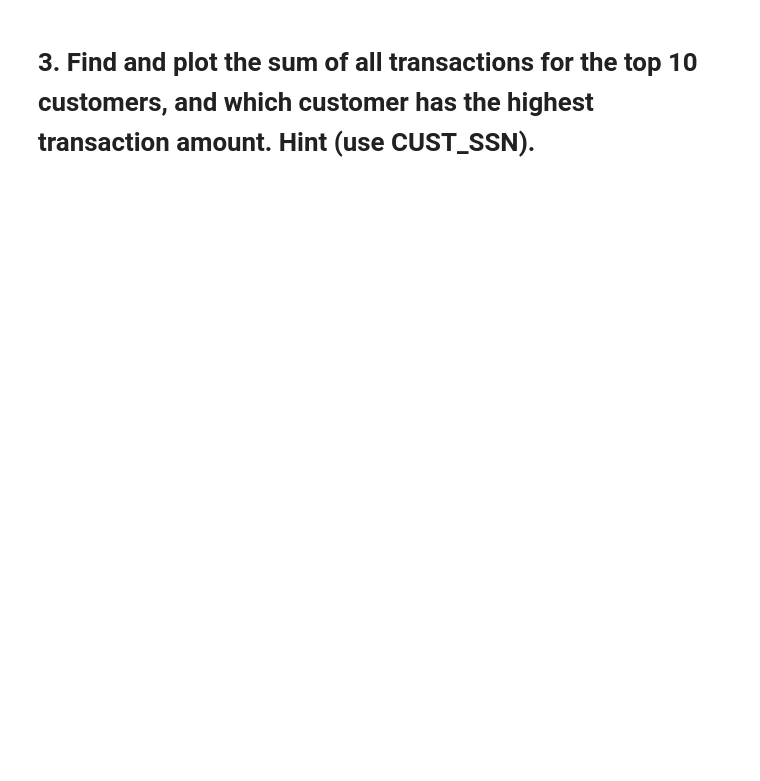
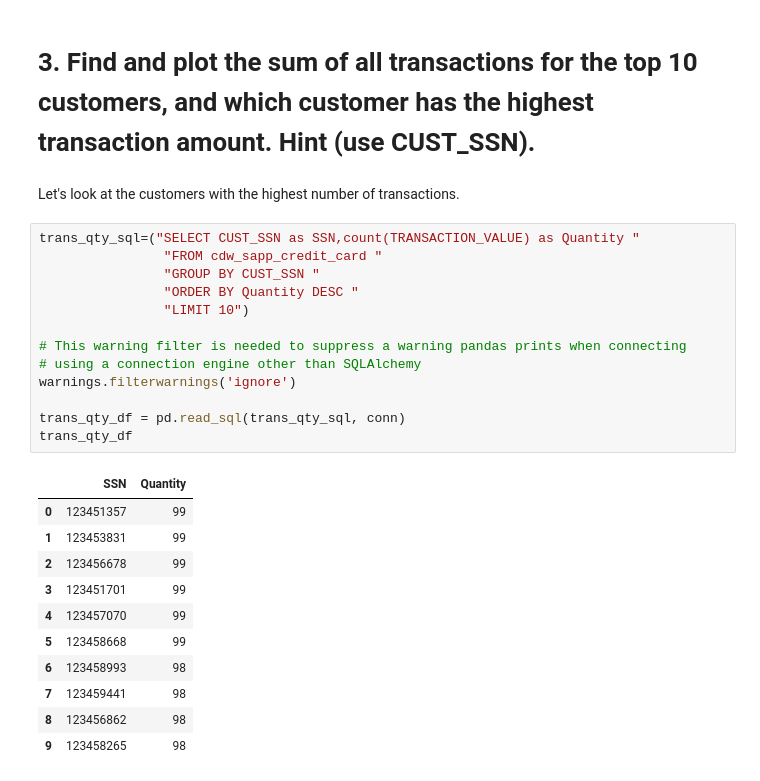
Before and after one commit to philpartyka/Data-Engineering-Capstone-Project, a Jupyter notebook: 3_Visualizations.ipynb, the cells around one changed output. Cells and saved outputs as stored; diff of their text form; blank space fills up the shorter version.

```diff
--- a/3_Visualizations.ipynb
+++ b/3_Visualizations.ipynb
@@ -275,3 +275,30 @@ us_map
 [interactive output not drawn]
 # %% [markdown]
 # 3. Find and plot the sum of all transactions for the top 10 customers, and which customer has the highest transaction amount. Hint (use CUST_SSN).
+# %% [markdown]
+Let's look at the customers with the highest number of transactions.
+# %%
+trans_qty_sql=("SELECT CUST_SSN as SSN,count(TRANSACTION_VALUE) as Quantity "
+                "FROM cdw_sapp_credit_card "
+                "GROUP BY CUST_SSN "
+                "ORDER BY Quantity DESC "
+                "LIMIT 10")
+
+# This warning filter is needed to suppress a warning pandas prints when connecting
+# using a connection engine other than SQLAlchemy
+warnings.filterwarnings('ignore')
+
+trans_qty_df = pd.read_sql(trans_qty_sql, conn)
+trans_qty_df
+# %% [output]
+|  | SSN | Quantity |
+| 0 | 123451357 | 99 |
+| 1 | 123453831 | 99 |
+| 2 | 123456678 | 99 |
+| 3 | 123451701 | 99 |
+| 4 | 123457070 | 99 |
+| 5 | 123458668 | 99 |
+| 6 | 123458993 | 98 |
+| 7 | 123459441 | 98 |
+| 8 | 123456862 | 98 |
+| 9 | 123458265 | 98 |
```
Also changed, not shown: parts of 6 cells of this notebook, 2 other files.
